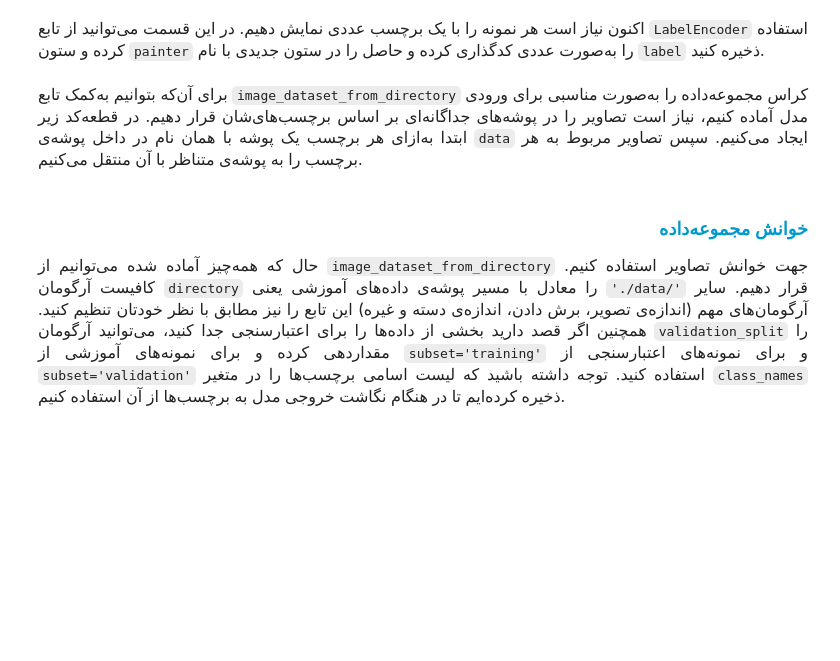
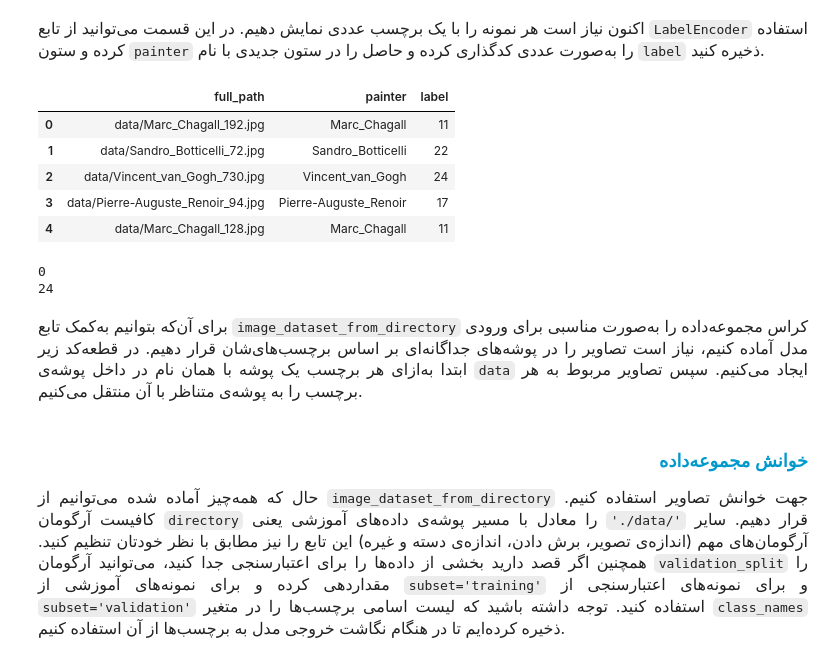
Before and after one commit to MahdiShahgholian/Deep_Learning, a Jupyter notebook: artist/artist.ipynb, the cells around one changed output. Cells and saved outputs as stored; diff of their text form; code cells hidden in the pictures; blank space fills up the shorter version.

```diff
--- a/artist/artist.ipynb
+++ b/artist/artist.ipynb
@@ -98,6 +105,5 @@ from sklearn.metrics import f1_score, accuracy_score
 dir_name = 'data/*'
 files = glob.glob(dir_name)
 df_train = pd.DataFrame({'full_path': files})
-painters = None # TODO: get the painters' names from the file names
-df_train['painter'] = painters
+df_train['painter'] = df_train['full_path'].apply(lambda x: os.path.basename(x).rsplit('_', 1)[0])
 df_train.head()
@@ -131,12 +156,22 @@ plt.show()
 # %%
 from sklearn.preprocessing import LabelEncoder
 
 le = LabelEncoder()
-df_train['label'] = # TODO: encode the painters' names
+df_train['label'] = le.fit_transform(df_train['painter'])
 df_train.head()
+# %% [output]
+|  | full_path | painter | label |
+| 0 | data/Marc_Chagall_192.jpg | Marc_Chagall | 11 |
+| 1 | data/Sandro_Botticelli_72.jpg | Sandro_Botticelli | 22 |
+| 2 | data/Vincent_van_Gogh_730.jpg | Vincent_van_Gogh | 24 |
+| 3 | data/Pierre-Auguste_Renoir_94.jpg | Pierre-Auguste_Renoir | 17 |
+| 4 | data/Marc_Chagall_128.jpg | Marc_Chagall | 11 |
 # %%
 print(df_train['label'].unique().min())
 print(df_train['label'].unique().max())
+# %% [output]
+0
+24
 # %% [markdown]
 <p dir=rtl style="direction: rtl; text-align: justify; line-height:200%; font-family:vazir; font-size:medium">
 <font face="vazir" size=3>
```
Also changed, not shown: parts of 6 cells of this notebook.
